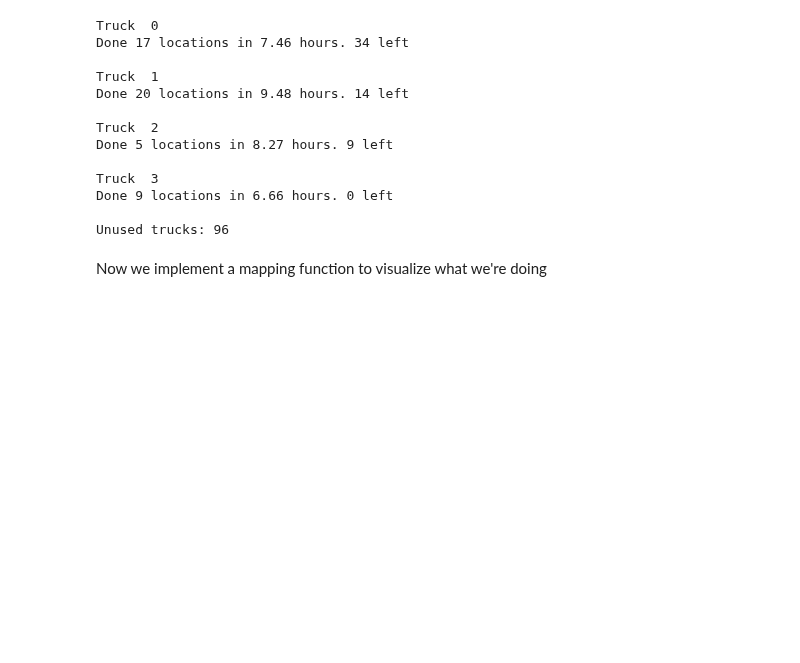
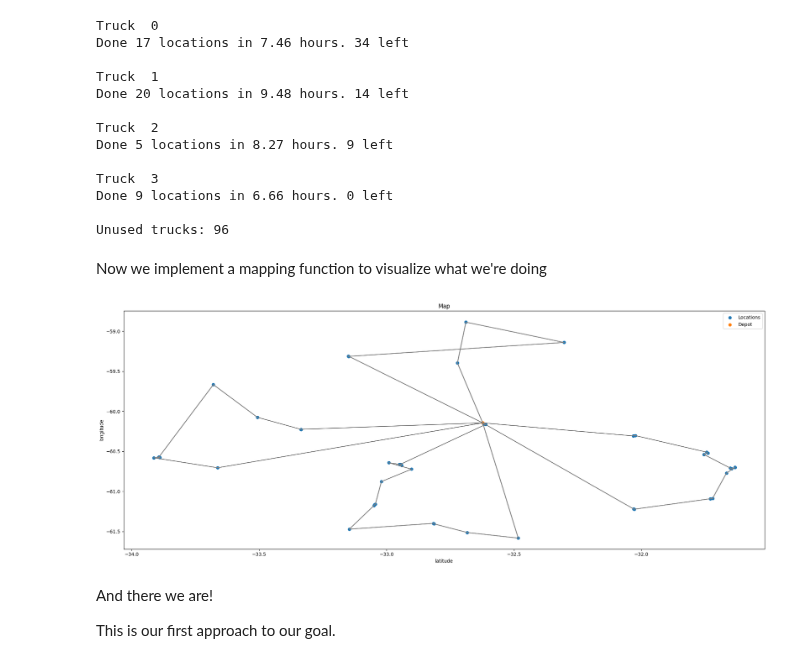
Before and after one commit to arielbakal/vehicle_routing_problem, a Jupyter notebook: vehicle_routing.ipynb, the cells around one changed output. Drawn from its saved outputs; the diff is of its cells as text; code cells hidden in the pictures; blank space fills up the shorter version.

Commit message:
mapping_routes() testing

```diff
--- a/vehicle_routing.ipynb
+++ b/vehicle_routing.ipynb
@@ -439,3 +439,11 @@ def mapping_routes( locations, trucks_routes ):
   plt.tight_layout()
   plt.legend()
   plt.show()
+# %%
+mapping_routes(limited_locations, trucks_routes)
+# %% [output]
+[figure, added]
+# %% [markdown]
+And there we are!
+
+This is our first approach to our goal.
```
